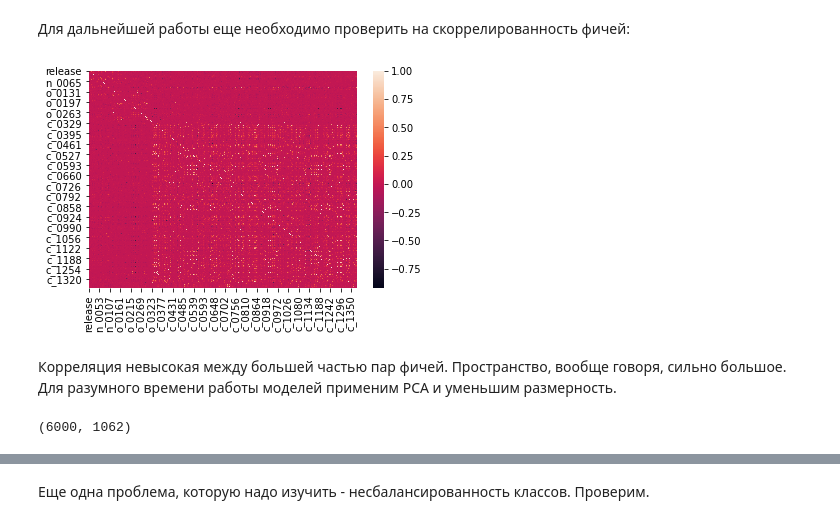
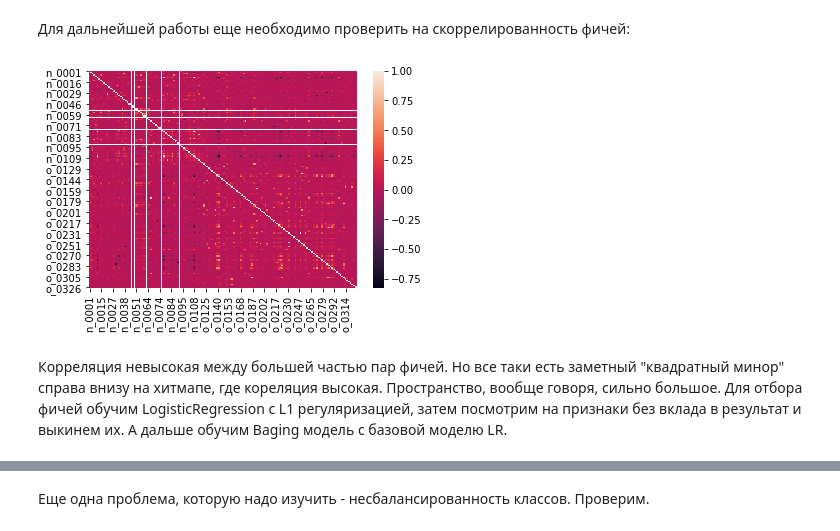
Before and after one commit to befozg/AM_entrance, a Jupyter notebook: classification_multi_lablel.ipynb, the cells around one changed output, grey strips where cells are left out. Saved outputs shown, nothing was run; the diff lists cells and outputs as text; code cells hidden in the pictures.

```diff
--- a/classification_multi_lablel.ipynb
+++ b/classification_multi_lablel.ipynb
@@ -129,16 +152,11 @@ memory usage: 84.1+ MB
 # %% [markdown]
 Закодируем категориальные фичи и заполним пропуски в данных. В данном подходе в категориальных фичах NaN будет считаться как отдельная категория.
 # %%
-def encode_str_columns(data):
-  for column in data.select_dtypes(include='object').columns:
+def encode_str_columns(data, categorical_features_list):
+  for column in categorical_features_list:
       data[column] = LabelEncoder().fit_transform(data[column].astype('str'))
   return data
 # %%
 # train_data.d()
-train_data = encode_str_columns(train_data)
-test_data = encode_str_columns(test_data)
+train_data = encode_str_columns(train_data, categorical_features_list)
+test_data = encode_str_columns(test_data, categorical_features_list)
-# %%
-train_data.fillna(train_data.mean(), inplace=True)
-test_data.fillna(test_data.mean(), inplace=True)
-train_data.fillna(0, inplace=True)
-test_data.fillna(0, inplace=True)
@@ -154,0 +165,3 @@ train_data.head()
+# %%
+train_data[continous_features_list] = train_data[continous_features_list].fillna(train_data.median())
+train_data.head()
@@ -167,10 +188,8 @@ X_train.shape, X_val.shape
 # %% [markdown]
 Для дальнейшей работы еще необходимо проверить на cкоррелированность фичей:
 # %%
-corr = train_data.corr()
+corr = X_train[continous_features_list].corr(method='pearson')
 sns.heatmap(corr)
 plt.show()
 # %% [output]
-[figure, old version]
+[figure, new version]
-# %% [markdown]
-Корреляция невысокая между большей частью пар фичей. Пространство, вообще говоря, сильно большое. Для разумного времени работы моделей применим PCA и уменьшим размерность.
@@ -183,12 +196,2 @@ X_val = scaler.transform(X_val)
-# %%
-pca = PCA(0.999)
-pca.fit(X_train)
-
-X_train_pca = pca.transform(X_train)
-X_val_pca = pca.transform(X_val)
-y_train = y_train.values
-y_val = y_val.values
-
-X_train_pca.shape
-# %% [output]
-(6000, 1062)
+# %% [markdown]
+Корреляция невысокая между большей частью пар фичей. Но все таки есть заметный "квадратный минор" справа внизу на хитмапе, где кореляция высокая. Пространство, вообще говоря, сильно большое. Для отбора фичей обучим LogisticRegression с L1 регуляризацией, затем посмотрим на признаки без вклада в результат и выкинем их. А дальше обучим Baging модель с базовой моделю LR.
```
Also changed, not shown: parts of 61 cells of this notebook.
